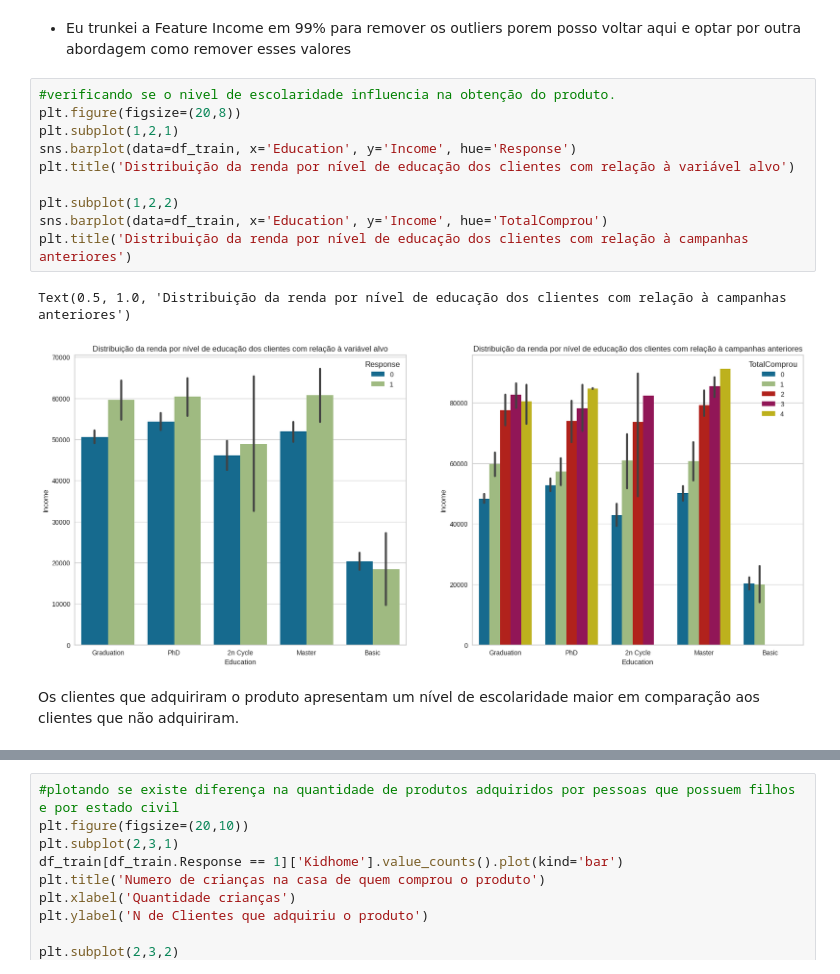
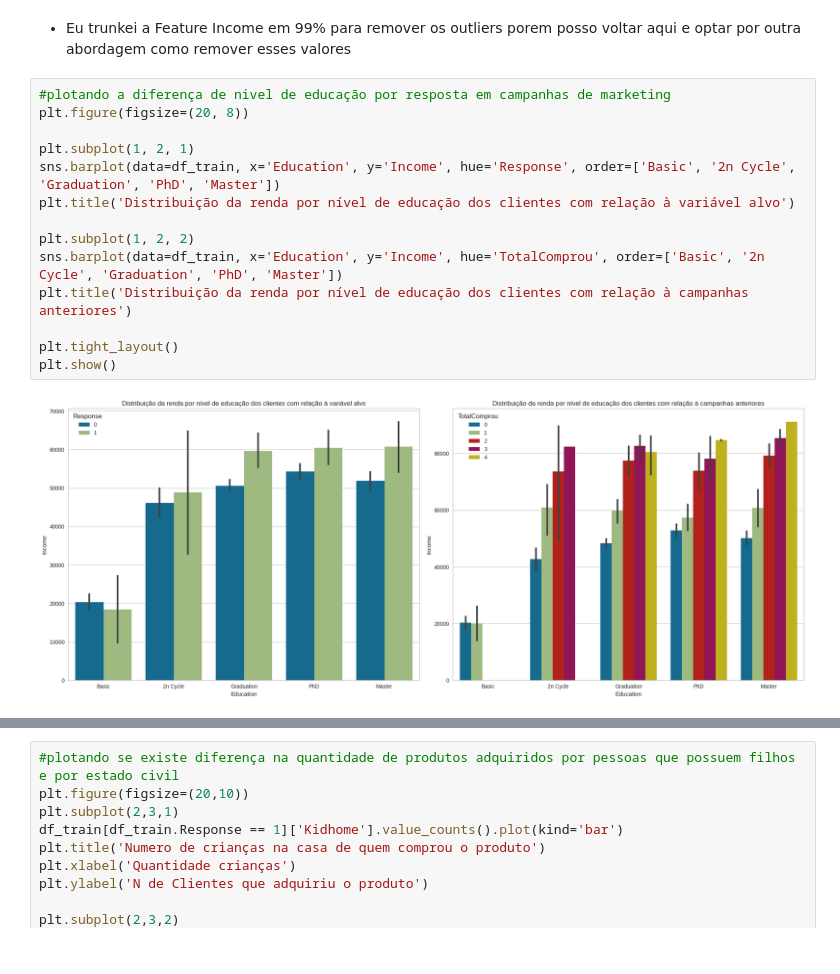
Before and after one commit to DionesGouvea/propensao_compra, a Jupyter notebook: Propensão_Marketing.ipynb, the cells around one changed output, grey strips where cells are left out. Cells and saved outputs as stored; diff of their text form.

```diff
--- a/Propensão_Marketing.ipynb
+++ b/Propensão_Marketing.ipynb
@@ -400,17 +429,18 @@ df_train['Income'] = np.where(df_train['Income'] > p99, p99, df_train['Income'])
 # %% [markdown]
 - Eu trunkei a Feature Income em 99% para remover os outliers porem posso voltar aqui e optar por outra abordagem como remover esses valores
 # %%
-#verificando se o nivel de escolaridade influencia na obtenção do produto.
-plt.figure(figsize=(20,8))
-plt.subplot(1,2,1)
-sns.barplot(data=df_train, x='Education', y='Income', hue='Response')
+#plotando a diferença de nivel de educação por resposta em campanhas de marketing
+plt.figure(figsize=(20, 8))
+
+plt.subplot(1, 2, 1)
+sns.barplot(data=df_train, x='Education', y='Income', hue='Response', order=['Basic', '2n Cycle', 'Graduation', 'PhD', 'Master'])
 plt.title('Distribuição da renda por nível de educação dos clientes com relação à variável alvo')
 
-plt.subplot(1,2,2)
-sns.barplot(data=df_train, x='Education', y='Income', hue='TotalComprou')
+plt.subplot(1, 2, 2)
+sns.barplot(data=df_train, x='Education', y='Income', hue='TotalComprou', order=['Basic', '2n Cycle', 'Graduation', 'PhD', 'Master'])
 plt.title('Distribuição da renda por nível de educação dos clientes com relação à campanhas anteriores')
+
+plt.tight_layout()
+plt.show()
 # %% [output]
-Text(0.5, 1.0, 'Distribuição da renda por nível de educação dos clientes com relação à campanhas anteriores')
-[figure, old version]
+[figure, new version]
-# %% [markdown]
-Os clientes que adquiriram o produto apresentam um nível de escolaridade maior em comparação aos clientes que não adquiriram.
```
Also changed, not shown: parts of 46 cells of this notebook.
